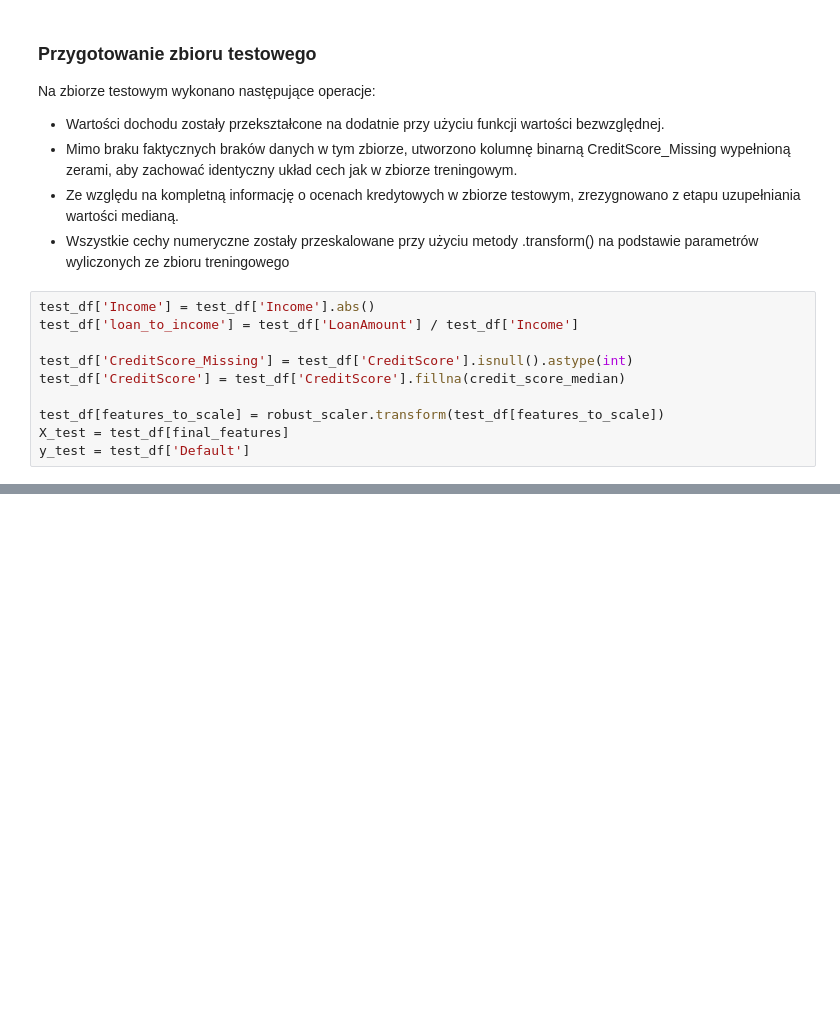
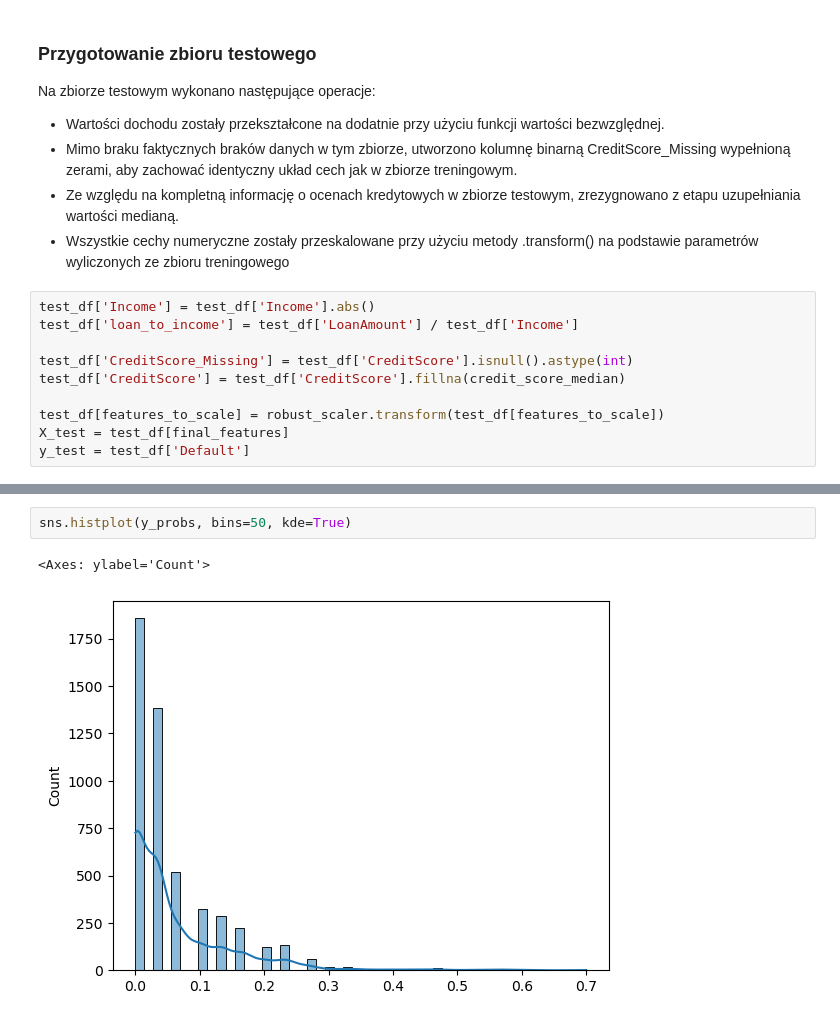
Before and after one commit to malgorzatakukielka/default, a Jupyter notebook: analiza.ipynb, the cells around one changed output, grey strips where cells are left out. Saved outputs shown, nothing was run; the diff lists cells and outputs as text; blank space fills up the shorter version.

```diff
--- a/analiza.ipynb
+++ b/analiza.ipynb
@@ -390,0 +594,5 @@ y_test = test_df['Default']
+# %%
+sns.histplot(y_probs, bins=50, kde=True)
+# %% [output]
+<Axes: ylabel='Count'>
+[figure, added]
```
Also changed, not shown: parts of 8 cells of this notebook.
